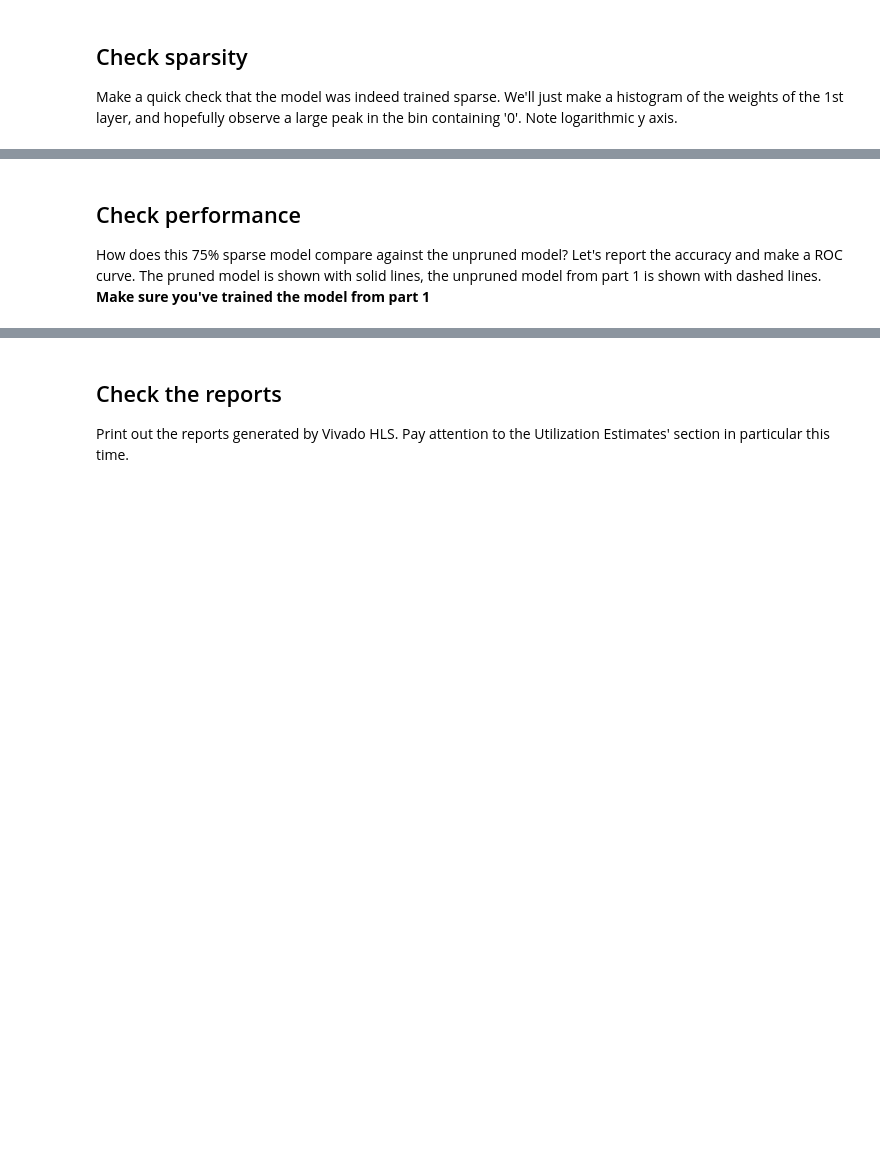
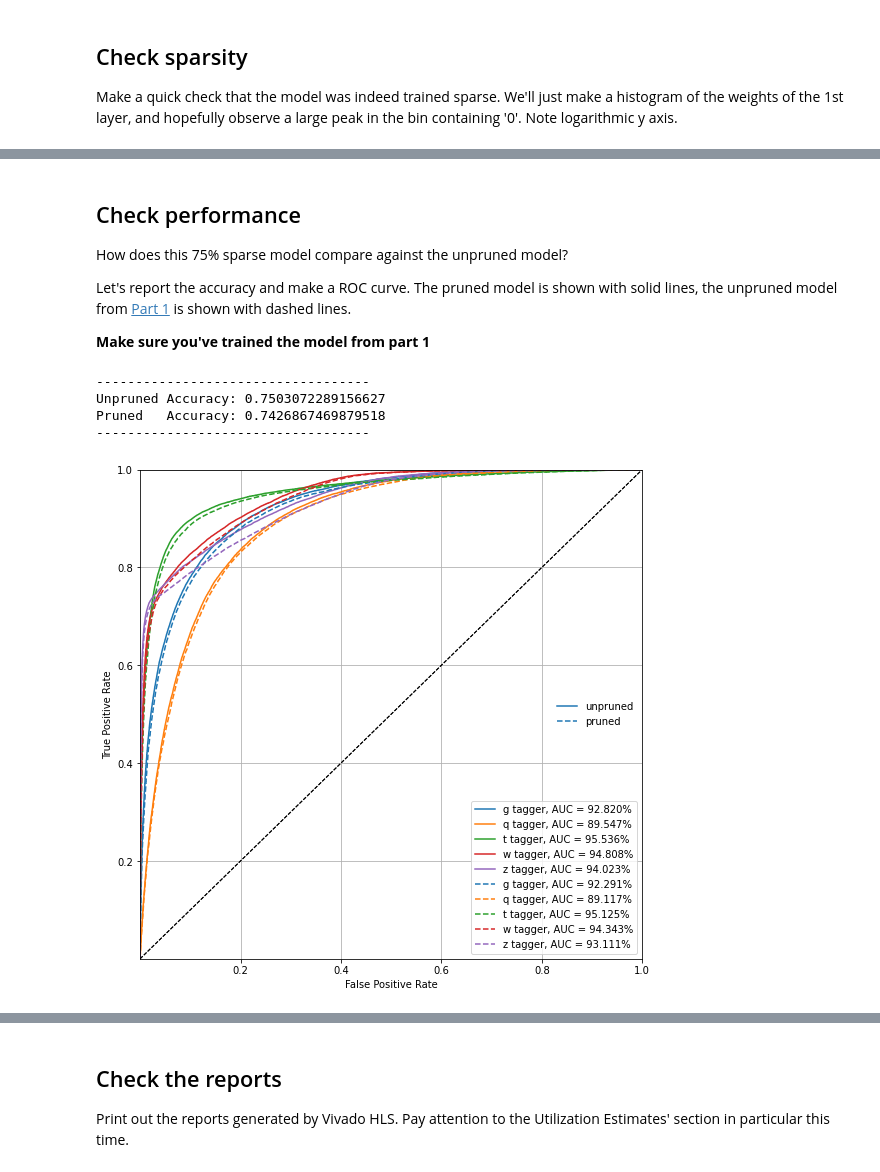
Before and after one commit to fastmachinelearning/hls4ml-tutorial, a Jupyter notebook: part3_compression.ipynb, the cells around one changed output, grey strips where cells are left out. Saved outputs shown, nothing was run; the diff lists cells and outputs as text; code cells hidden in the pictures; blank space fills up the shorter version.

```diff
--- a/part3_compression.ipynb
+++ b/part3_compression.ipynb
@@ -152,31 +224,47 @@ print('% of zeros = {}'.format(np.sum(w==0)/np.size(w)))
 # %% [markdown]
 ## Check performance
-How does this 75% sparse model compare against the unpruned model? Let's report the accuracy and make a ROC curve. The pruned model is shown with solid lines, the unpruned model from part 1 is shown with dashed lines.
+
+How does this 75% sparse model compare against the unpruned model?
+
+Let's report the accuracy and make a ROC curve. The pruned model is shown with solid lines, the unpruned model from [Part 1](part1_getting_started.ipynb) is shown with dashed lines.
+
 **Make sure you've trained the model from part 1**
 # %%
 import plotting
 import matplotlib.pyplot as plt
 from sklearn.metrics import accuracy_score
 from tensorflow.keras.models import load_model
 model_ref = load_model('model_1/KERAS_check_best_model.h5')
 
 y_ref = model_ref.predict(X_test)
 y_prune = model.predict(X_test)
 
-print("Accuracy unpruned: {}".format(accuracy_score(np.argmax(y_test, axis=1), np.argmax(y_ref, axis=1))))
-print("Accuracy pruned:   {}".format(accuracy_score(np.argmax(y_test, axis=1), np.argmax(y_prune, axis=1))))
+print('-----------------------------------')
+print("Unpruned Accuracy: {}".format(accuracy_score(np.argmax(y_test, axis=1), np.argmax(y_ref, axis=1))))
+print("Pruned   Accuracy: {}".format(accuracy_score(np.argmax(y_test, axis=1), np.argmax(y_prune, axis=1))))
+print('-----------------------------------')
+
+# Enable logarithmic scale on TPR and FPR axes
+logscale_tpr = False # Y axis
+logscale_fpr = False # X axis
 
 fig, ax = plt.subplots(figsize=(9, 9))
-_ = plotting.makeRoc(y_test, y_ref, classes)
+_ = plotting.plotMultiClassRoc(y_test, y_ref, classes, logscale_tpr=logscale_tpr, logscale_fpr=logscale_fpr)
 plt.gca().set_prop_cycle(None) # reset the colors
-_ = plotting.makeRoc(y_test, y_prune, classes, linestyle='--')
+_ = plotting.plotMultiClassRoc(y_test, y_prune, classes, logscale_tpr=logscale_tpr, logscale_fpr=logscale_fpr, linestyle='--')
 
 from matplotlib.lines import Line2D
 lines = [Line2D([0], [0], ls='-'),
          Line2D([0], [0], ls='--')]
 from matplotlib.legend import Legend
 leg = Legend(ax, lines, labels=['unpruned', 'pruned'],
-            loc='lower right', frameon=False)
-ax.add_artist(leg)
+            loc='center right', frameon=False)
+_ = ax.add_artist(leg)
+# %% [output]
+-----------------------------------
+Unpruned Accuracy: 0.7503072289156627
+Pruned   Accuracy: 0.7426867469879518
+-----------------------------------
+[figure, added]
 # %% [markdown]
 # Convert the model to FPGA firmware with hls4ml
```
Also changed, not shown: parts of 19 cells of this notebook, 3 other files.
